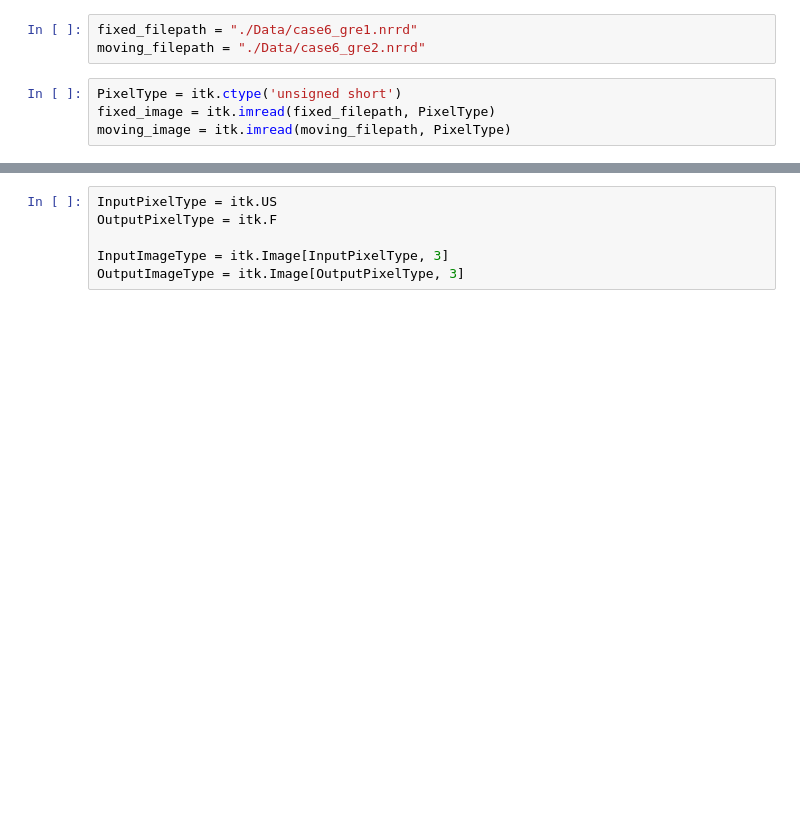
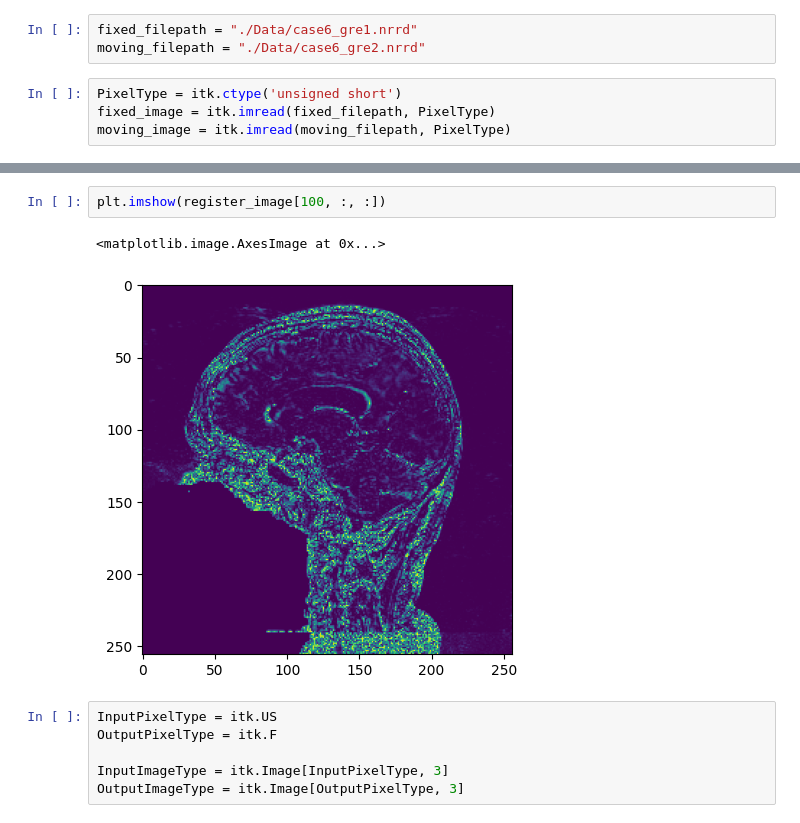
Before and after one commit to Sevenudeloin/VITK-turbo-lamp, a Jupyter notebook: data_visualisation.ipynb, the cells around one changed output, grey strips where cells are left out. Saved outputs shown, nothing was run; the diff lists cells and outputs as text; blank space fills up the shorter version.

```diff
--- a/data_visualisation.ipynb
+++ b/data_visualisation.ipynb
@@ -28,3 +48,8 @@ moving_image = itk.imread(moving_filepath, PixelType)
+# %%
+plt.imshow(register_image[100, :, :])
+# %% [output]
+<matplotlib.image.AxesImage at 0x...>
+[figure, added]
 # %%
 InputPixelType = itk.US
 OutputPixelType = itk.F
```
Also changed, not shown: parts of 5 cells of this notebook, 1 other file.
